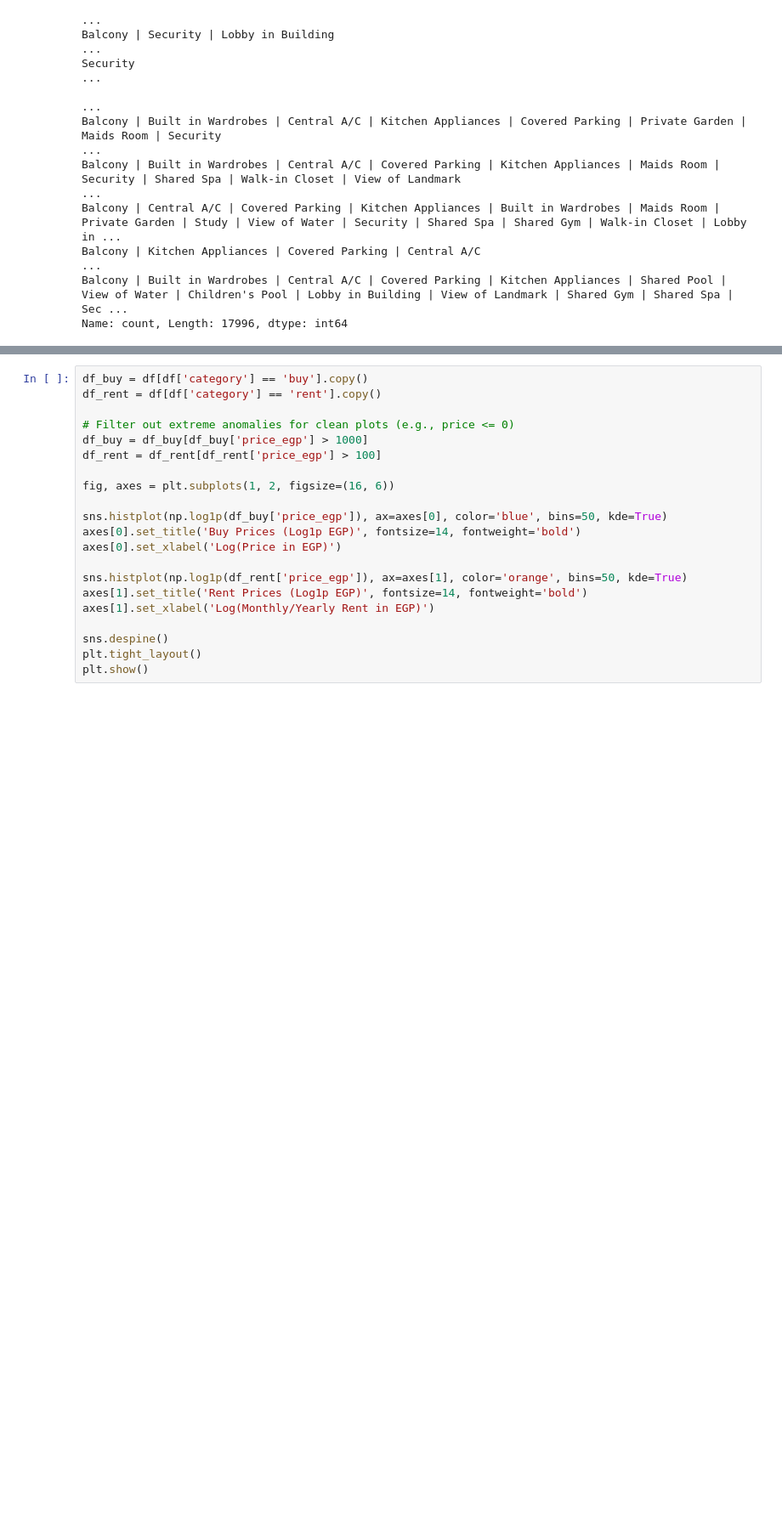
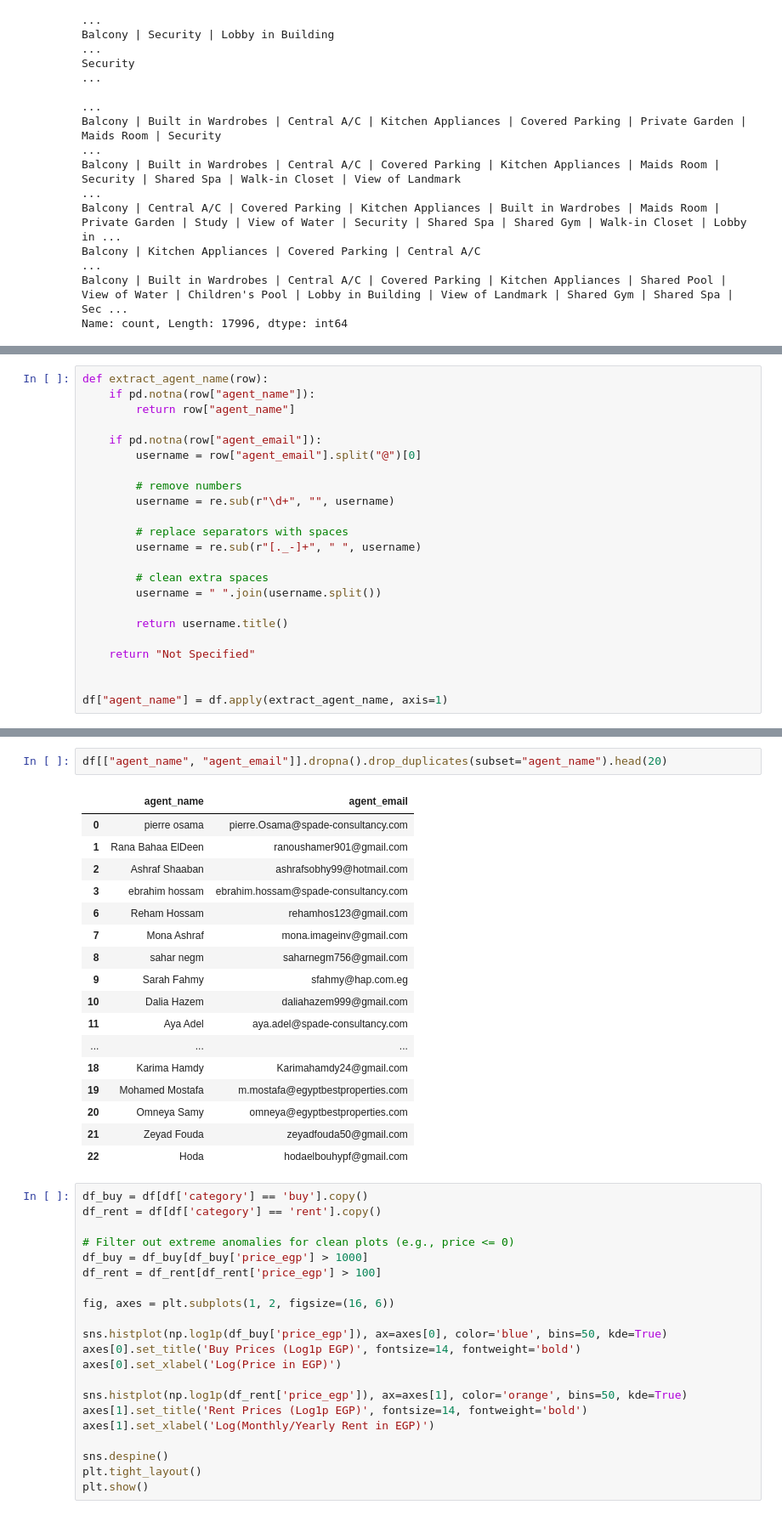
Before and after one commit to MohamedAtef721/Egypt-Real-Estate-Market-Analytics, a Jupyter notebook: Egypt_Real_Estate_EDA.ipynb, the cells around one changed output, grey strips where cells are left out. Shown at 85% size. Saved outputs shown, nothing was run; the diff lists cells and outputs as text; blank space fills up the shorter version.

```diff
--- a/Egypt_Real_Estate_EDA.ipynb
+++ b/Egypt_Real_Estate_EDA.ipynb
@@ -381,0 +404,23 @@ df[df["agent_name"].isna()][
+# %%
+def extract_agent_name(row):
+    if pd.notna(row["agent_name"]):
+        return row["agent_name"]
+
+    if pd.notna(row["agent_email"]):
+        username = row["agent_email"].split("@")[0]
+
+        # remove numbers
+        username = re.sub(r"\d+", "", username)
+
+        # replace separators with spaces
+        username = re.sub(r"[._-]+", " ", username)
+
+        # clean extra spaces
+        username = " ".join(username.split())
+
+        return username.title()
+
+    return "Not Specified"
+
+
+df["agent_name"] = df.apply(extract_agent_name, axis=1)
@@ -382,3 +442,23 @@ df[df["agent_name"].isna()][
+# %%
+df[["agent_name", "agent_email"]].dropna().drop_duplicates(subset="agent_name").head(20)
+# %% [output]
+|  | agent_name | agent_email |
+| 0 | pierre osama | pierre.Osama@spade-consultancy.com |
+| 1 | Rana Bahaa ElDeen | ranoushamer901@gmail.com |
+| 2 | Ashraf Shaaban | ashrafsobhy99@hotmail.com |
+| 3 | ebrahim hossam | ebrahim.hossam@spade-consultancy.com |
+| 6 | Reham Hossam | rehamhos123@gmail.com |
+| 7 | Mona Ashraf | mona.imageinv@gmail.com |
+| 8 | sahar negm | saharnegm756@gmail.com |
+| 9 | Sarah Fahmy | sfahmy@hap.com.eg |
+| 10 | Dalia Hazem | daliahazem999@gmail.com |
+| 11 | Aya Adel | aya.adel@spade-consultancy.com |
+| ... | ... | ... |
+| 18 | Karima Hamdy | Karimahamdy24@gmail.com |
+| 19 | Mohamed Mostafa | m.mostafa@egyptbestproperties.com |
+| 20 | Omneya Samy | omneya@egyptbestproperties.com |
+| 21 | Zeyad Fouda | zeyadfouda50@gmail.com |
+| 22 | Hoda | hodaelbouhypf@gmail.com |
 # %%
 df_buy = df[df['category'] == 'buy'].copy()
 df_rent = df[df['category'] == 'rent'].copy()
```
Also changed, not shown: parts of 6 cells of this notebook.
